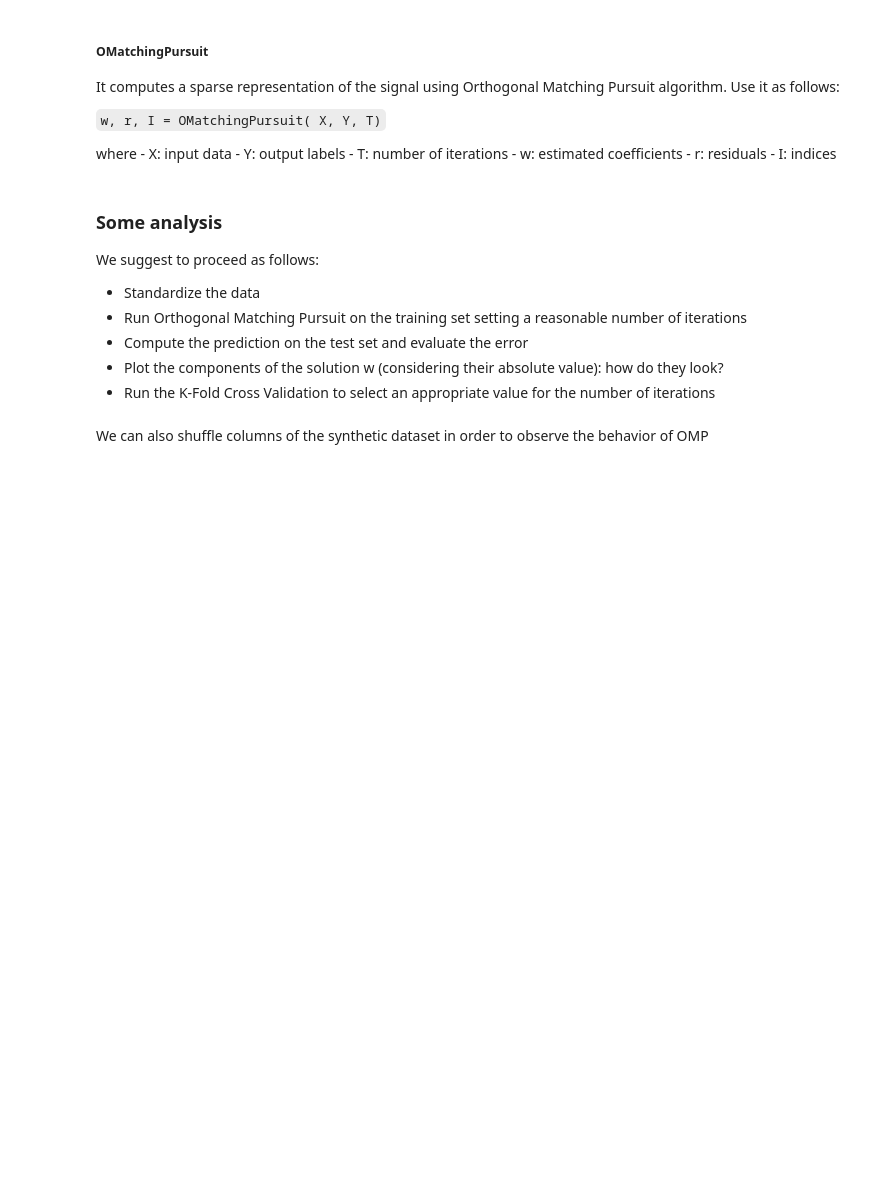
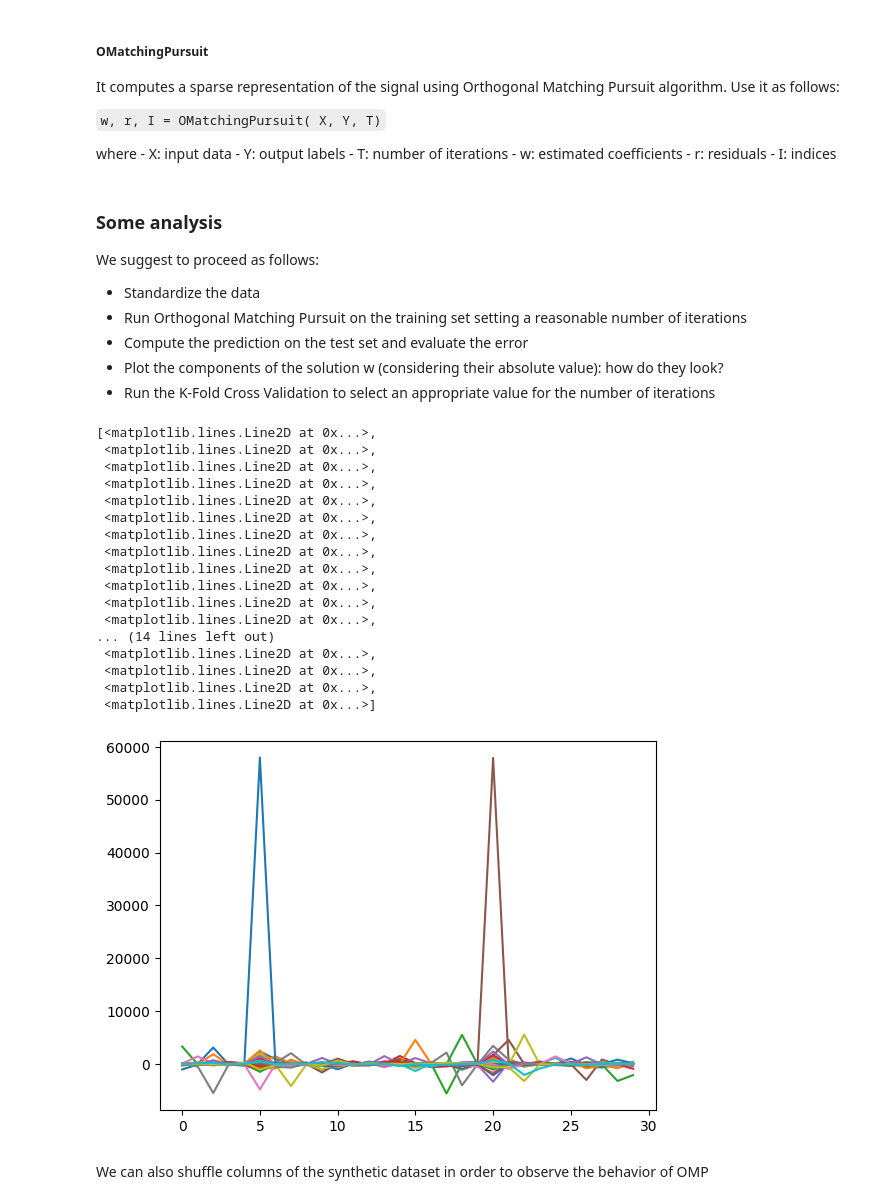
Before and after one commit to girofex/Machine-Learning-Algorithms, a Jupyter notebook: Lab7-OMP.ipynb, the cells around one changed output. Drawn from its saved outputs; the diff is of its cells as text; code cells hidden in the pictures; blank space fills up the shorter version.

```diff
--- a/Lab7-OMP.ipynb
+++ b/Lab7-OMP.ipynb
@@ -107,7 +107,7 @@ def OMatchingPursuit(X, Y, T):
         a_max = -1
 
         for j in I_tmp:
-            a_tmp = ...
+            a_tmp = ((r.T.dot(X[:, j]))**2 / la.norm(X[:, j])**2).any()
 
             if a_tmp > a_max:
                 a_max = a_tmp
@@ -127,10 +127,10 @@ def OMatchingPursuit(X, Y, T):
         B = M_I.dot(X.T).dot(Y)
 
         # 4. Update estimated coefficients
-        w = ...
+        w = ((X.T.dot(X))**(-1)).dot(X.T).dot(Y)
 
         # 5. Update the residual
-        r = ...
+        r = Y - X.dot(w)
 
     return w, r, I
 # %%
@@ -222,15 +222,38 @@ Xtenorm = np.divide((Xte - m), s)
 # %%
 # Run Orthogonal Matching Pursuit
 # ... fill here ...
+w, r, I = OMatchingPursuit(Xtrnorm, Xtrnorm, 20)
 
 # Compute the prediction on the test set
 # ... fill here ...
+Ypred =
 
 # Compute the test error and show its value
 # ... fill here ...
+err = calcError(Ypred, Xtenorm)
 
 # Plot the components of the solution w
 # ... fill here ...
+plt.plot(w)
+# %% [output]
+[<matplotlib.lines.Line2D at 0x...>,
+ <matplotlib.lines.Line2D at 0x...>,
+ <matplotlib.lines.Line2D at 0x...>,
+ <matplotlib.lines.Line2D at 0x...>,
+ <matplotlib.lines.Line2D at 0x...>,
+ <matplotlib.lines.Line2D at 0x...>,
+ <matplotlib.lines.Line2D at 0x...>,
+ <matplotlib.lines.Line2D at 0x...>,
+ <matplotlib.lines.Line2D at 0x...>,
+ <matplotlib.lines.Line2D at 0x...>,
+ <matplotlib.lines.Line2D at 0x...>,
+ <matplotlib.lines.Line2D at 0x...>,
+... (14 lines left out)
+ <matplotlib.lines.Line2D at 0x...>,
+ <matplotlib.lines.Line2D at 0x...>,
+ <matplotlib.lines.Line2D at 0x...>,
+ <matplotlib.lines.Line2D at 0x...>]
+[figure, added]
 # %%
 # run K-Fold Cross Validation
 KF = 5
```
